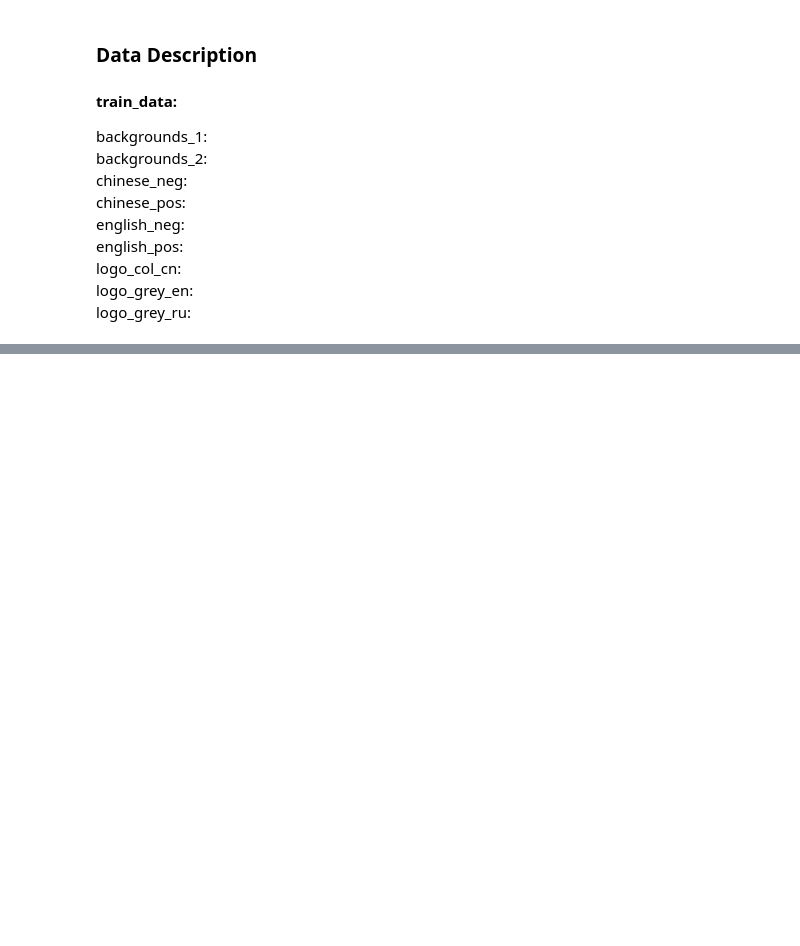
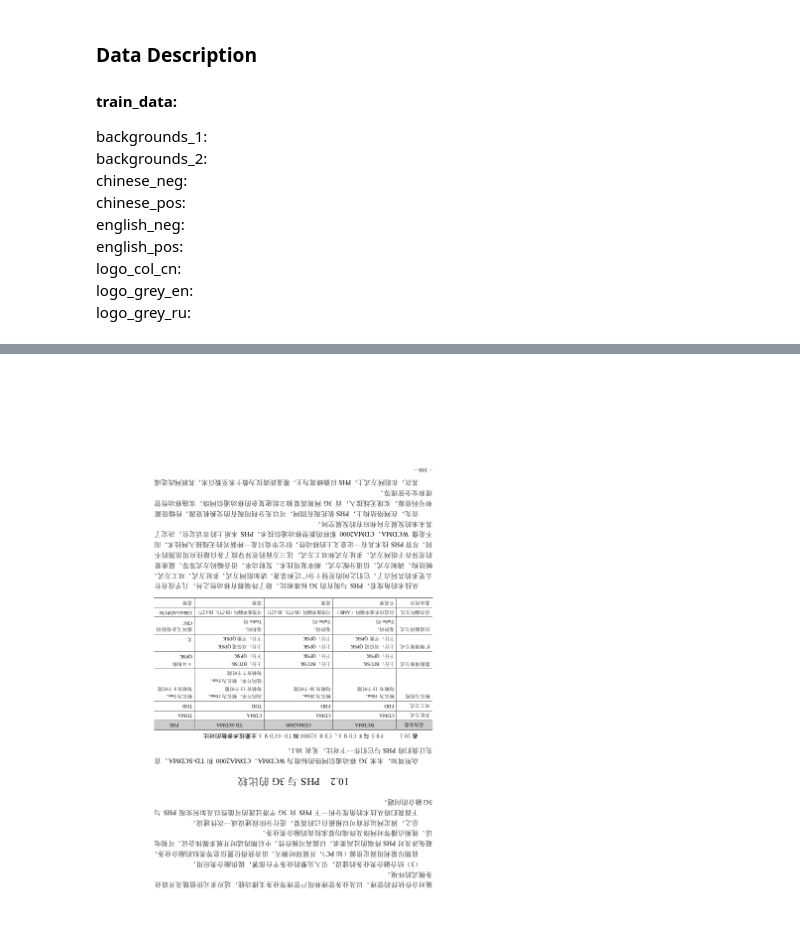
Before and after one commit to ht2459/OCR_Project, a Jupyter notebook: resnet.ipynb, the cells around one changed output, grey strips where cells are left out. Saved outputs shown, nothing was run; the diff lists cells and outputs as text; code cells hidden in the pictures; blank space fills up the shorter version.

```diff
--- a/resnet.ipynb
+++ b/resnet.ipynb
@@ -221,6 +93,8 @@ Press [q] or Escape to quit
 # %%
-result = Image.fromarray((text_background+logo_).astype(np.uint8))
+result = Image.fromarray(np.flip(text_background, (0, 1)).astype(np.uint8))
 result
+# %% [output]
+[figure, added]
 # %%
 text_background.shape
 # %%
```
Also changed, not shown: parts of 7 cells of this notebook, 1 other file.
